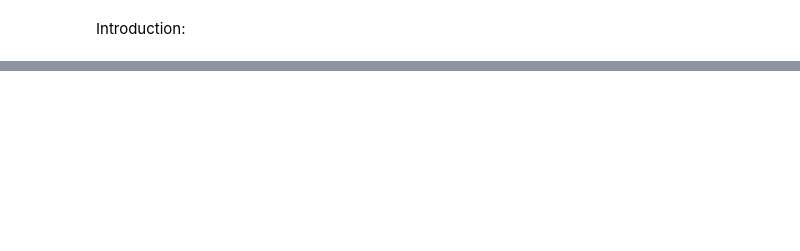
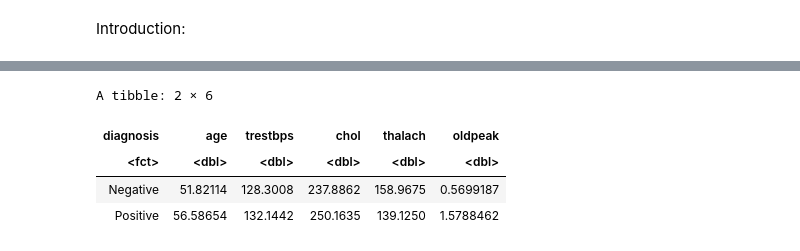
Before and after one commit to kaialami/dsci-007-group-45, a Jupyter notebook: proposal.ipynb, the cells around one changed output, grey strips where cells are left out. Saved outputs shown, nothing was run; the diff lists cells and outputs as text; code cells hidden in the pictures; blank space fills up the shorter version.

```diff
--- a/proposal.ipynb
+++ b/proposal.ipynb
@@ -166,0 +201,13 @@ A tibble: 2 × 14
+# %%
+stats_avg <- heart_train |>
+    select(age, trestbps, chol, thalach, oldpeak, diagnosis) |>
+    group_by(diagnosis) |>
+    summarize(across(age:oldpeak, mean, na.rm = TRUE))
+
+stats_avg
+# %% [output]
+A tibble: 2 × 6
+| diagnosis | age | trestbps | chol | thalach | oldpeak |
+| <fct> | <dbl> | <dbl> | <dbl> | <dbl> | <dbl> |
+| Negative | 51.82114 | 128.3008 | 237.8862 | 158.9675 | 0.5699187 |
+| Positive | 56.58654 | 132.1442 | 250.1635 | 139.1250 | 1.5788462 |
```
Also changed, not shown: parts of 4 cells of this notebook, 1 other file.
